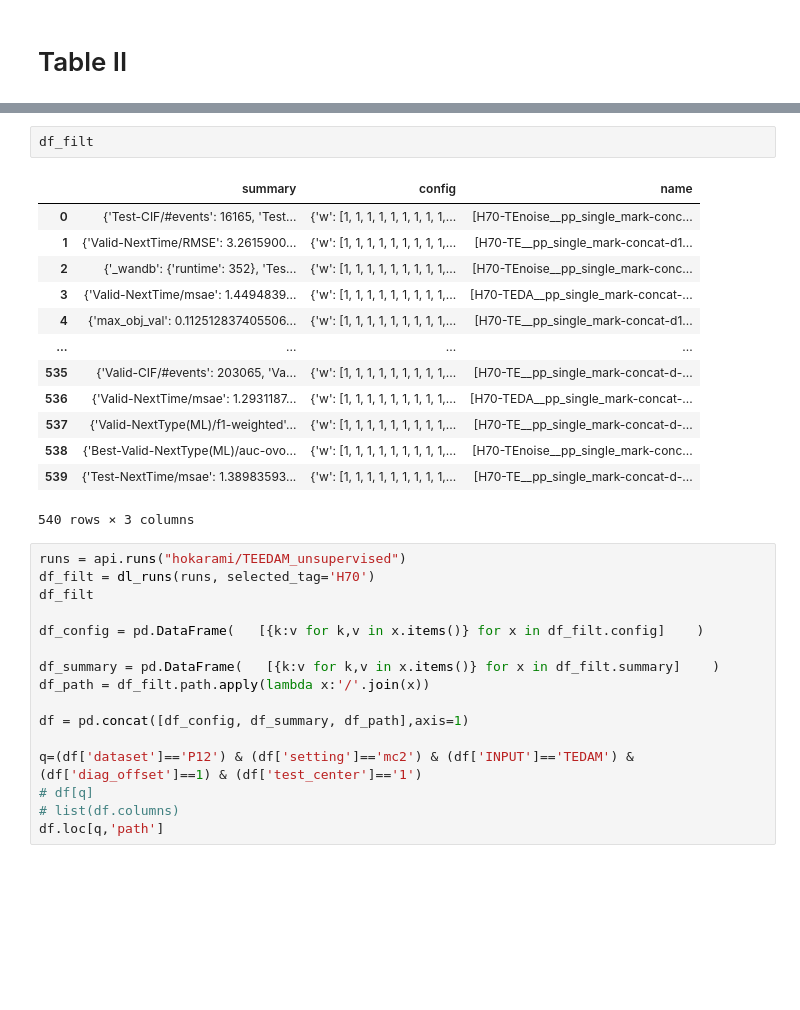
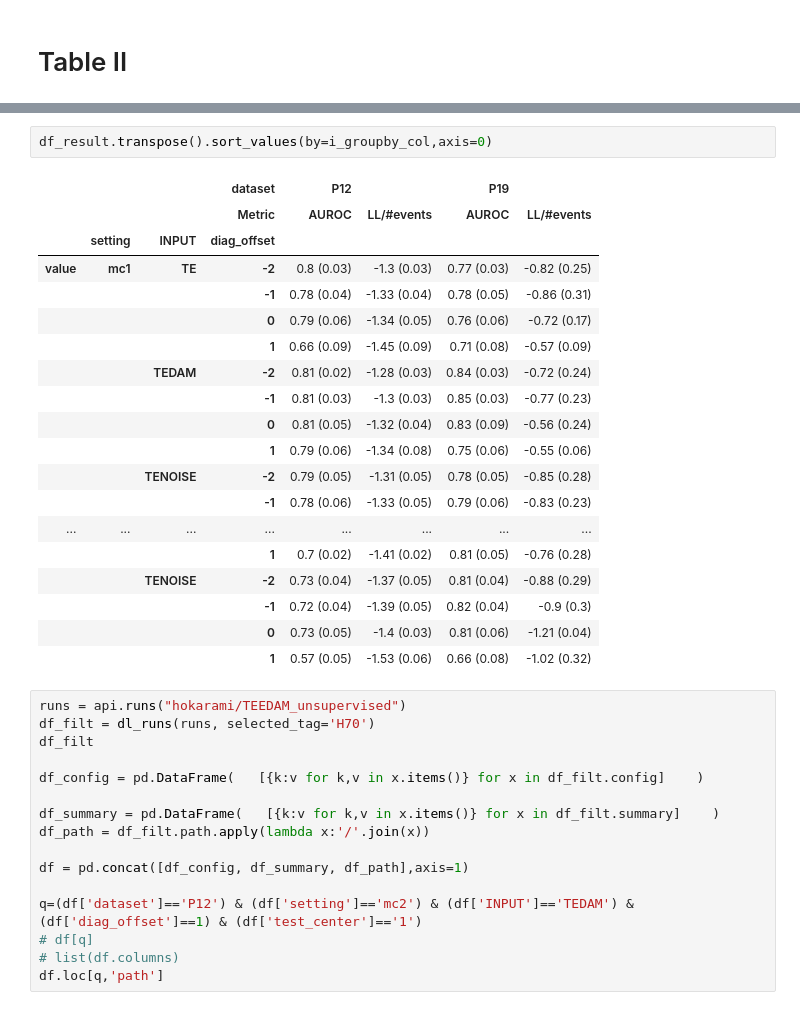
Before and after one commit to hojjatkarami/tedam2, a Jupyter notebook: jup_res.ipynb, the cells around one changed output, grey strips where cells are left out. Drawn from its saved outputs; the diff is of its cells as text; blank space fills up the shorter version.

```diff
--- a/jup_res.ipynb
+++ b/jup_res.ipynb
@@ -229,19 +331,25 @@ df_result
-# %%
-df_filt
-# %% [output]
-|  | summary | config | name |
-| 0 | {'Test-CIF/#events': 16165, 'Test... | {'w': [1, 1, 1, 1, 1, 1, 1, 1, 1,... | [H70-TEnoise__pp_single_mark-conc... |
-| 1 | {'Valid-NextTime/RMSE': 3.2615900... | {'w': [1, 1, 1, 1, 1, 1, 1, 1, 1,... | [H70-TE__pp_single_mark-concat-d1... |
-| 2 | {'_wandb': {'runtime': 352}, 'Tes... | {'w': [1, 1, 1, 1, 1, 1, 1, 1, 1,... | [H70-TEnoise__pp_single_mark-conc... |
-| 3 | {'Valid-NextTime/msae': 1.4494839... | {'w': [1, 1, 1, 1, 1, 1, 1, 1, 1,... | [H70-TEDA__pp_single_mark-concat-... |
-| 4 | {'max_obj_val': 0.112512837405506... | {'w': [1, 1, 1, 1, 1, 1, 1, 1, 1,... | [H70-TE__pp_single_mark-concat-d1... |
-| ... | ... | ... | ... |
-| 535 | {'Valid-CIF/#events': 203065, 'Va... | {'w': [1, 1, 1, 1, 1, 1, 1, 1, 1,... | [H70-TE__pp_single_mark-concat-d-... |
-| 536 | {'Valid-NextTime/msae': 1.2931187... | {'w': [1, 1, 1, 1, 1, 1, 1, 1, 1,... | [H70-TEDA__pp_single_mark-concat-... |
-| 537 | {'Valid-NextType(ML)/f1-weighted'... | {'w': [1, 1, 1, 1, 1, 1, 1, 1, 1,... | [H70-TE__pp_single_mark-concat-d-... |
-| 538 | {'Best-Valid-NextType(ML)/auc-ovo... | {'w': [1, 1, 1, 1, 1, 1, 1, 1, 1,... | [H70-TEnoise__pp_single_mark-conc... |
-| 539 | {'Test-NextTime/msae': 1.38983593... | {'w': [1, 1, 1, 1, 1, 1, 1, 1, 1,... | [H70-TE__pp_single_mark-concat-d-... |
-540 rows × 3 columns
+# %%
+df_result.transpose().sort_values(by=i_groupby_col,axis=0)
+# %% [output]
+|  |  |  | dataset | P12 |  | P19 |  |
+|  |  |  | Metric | AUROC | LL/#events | AUROC | LL/#events |
+|  | setting | INPUT | diag_offset |  |  |  |  |
+| value | mc1 | TE | -2 | 0.8 (0.03) | -1.3 (0.03) | 0.77 (0.03) | -0.82 (0.25) |
+|  |  |  | -1 | 0.78 (0.04) | -1.33 (0.04) | 0.78 (0.05) | -0.86 (0.31) |
+|  |  |  | 0 | 0.79 (0.06) | -1.34 (0.05) | 0.76 (0.06) | -0.72 (0.17) |
+|  |  |  | 1 | 0.66 (0.09) | -1.45 (0.09) | 0.71 (0.08) | -0.57 (0.09) |
+|  |  | TEDAM | -2 | 0.81 (0.02) | -1.28 (0.03) | 0.84 (0.03) | -0.72 (0.24) |
+|  |  |  | -1 | 0.81 (0.03) | -1.3 (0.03) | 0.85 (0.03) | -0.77 (0.23) |
+|  |  |  | 0 | 0.81 (0.05) | -1.32 (0.04) | 0.83 (0.09) | -0.56 (0.24) |
+|  |  |  | 1 | 0.79 (0.06) | -1.34 (0.08) | 0.75 (0.06) | -0.55 (0.06) |
+|  |  | TENOISE | -2 | 0.79 (0.05) | -1.31 (0.05) | 0.78 (0.05) | -0.85 (0.28) |
+|  |  |  | -1 | 0.78 (0.06) | -1.33 (0.05) | 0.79 (0.06) | -0.83 (0.23) |
+| ... | ... | ... | ... | ... | ... | ... | ... |
+|  |  |  | 1 | 0.7 (0.02) | -1.41 (0.02) | 0.81 (0.05) | -0.76 (0.28) |
+|  |  | TENOISE | -2 | 0.73 (0.04) | -1.37 (0.05) | 0.81 (0.04) | -0.88 (0.29) |
+|  |  |  | -1 | 0.72 (0.04) | -1.39 (0.05) | 0.82 (0.04) | -0.9 (0.3) |
+|  |  |  | 0 | 0.73 (0.05) | -1.4 (0.03) | 0.81 (0.06) | -1.21 (0.04) |
+|  |  |  | 1 | 0.57 (0.05) | -1.53 (0.06) | 0.66 (0.08) | -1.02 (0.32) |
 # %%
 runs = api.runs("hokarami/TEEDAM_unsupervised")
 df_filt = dl_runs(runs, selected_tag='H70')
```
Also changed, not shown: parts of 6 cells of this notebook, 1 other file.
